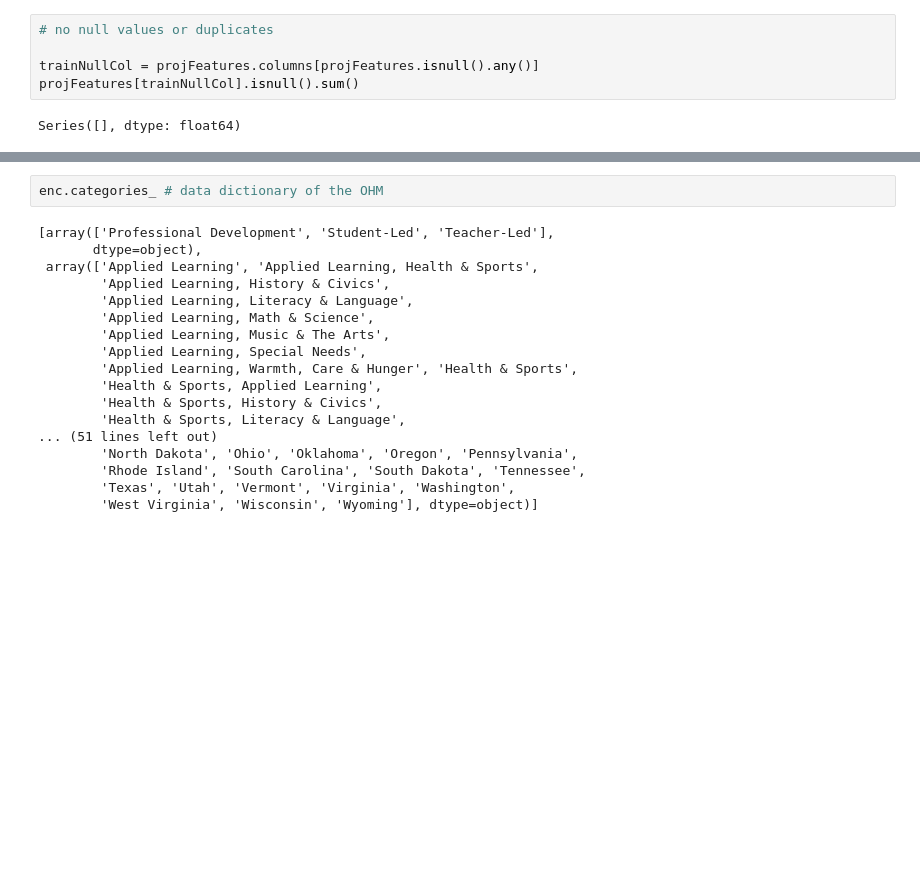
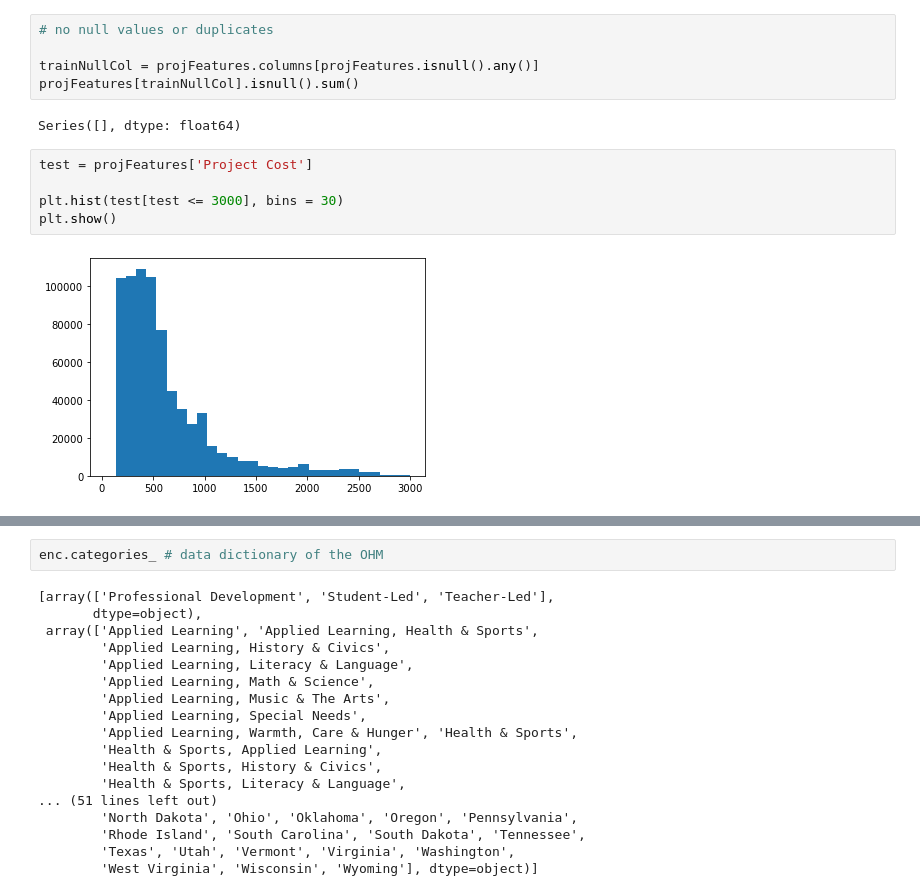
Before and after one commit to prasunshrestha/recommendation_system_for_donors, a Jupyter notebook: Modeling_Pass1.ipynb, the cells around one changed output, grey strips where cells are left out. Cells and saved outputs as stored; diff of their text form; blank space fills up the shorter version.

```diff
--- a/Modeling_Pass1.ipynb
+++ b/Modeling_Pass1.ipynb
@@ -247,5 +264,12 @@ trainNullCol = projFeatures.columns[projFeatures.isnull().any()]
 projFeatures[trainNullCol].isnull().sum()
 # %% [output]
 Series([], dtype: float64)
+# %%
+test = projFeatures['Project Cost']
+
+plt.hist(test[test <= 3000], bins = 30)
+plt.show()
+# %% [output]
+[figure, added]
 # %%
 enc = OHE(handle_unknown='ignore')
```
Also changed, not shown: parts of 25 cells of this notebook.
